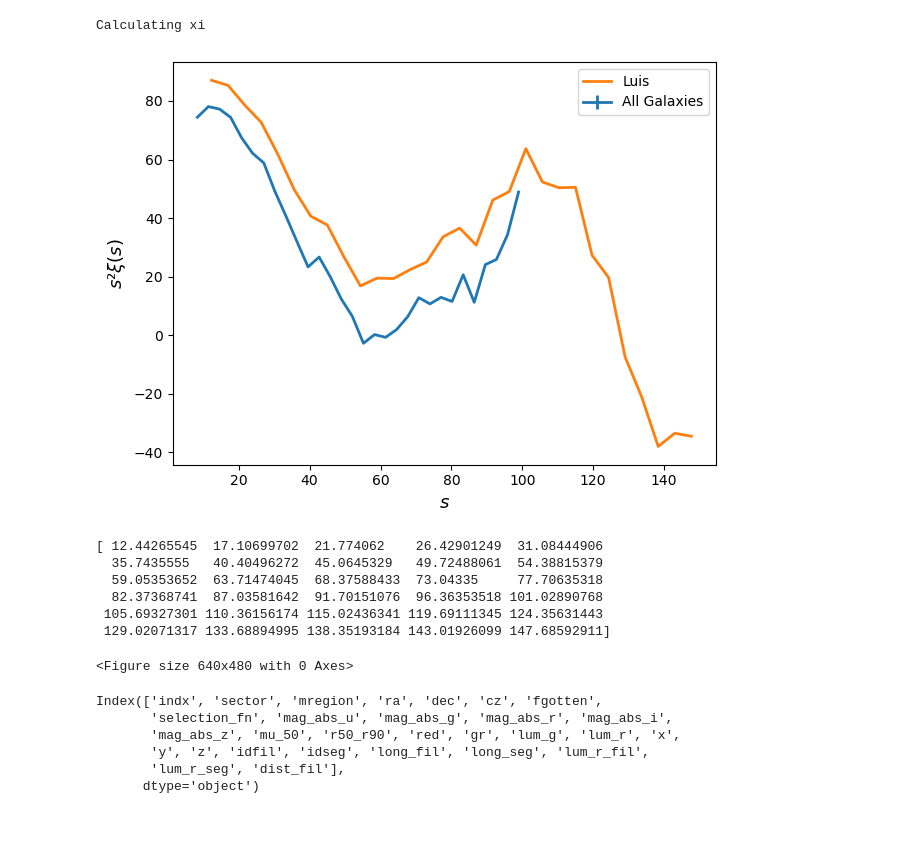
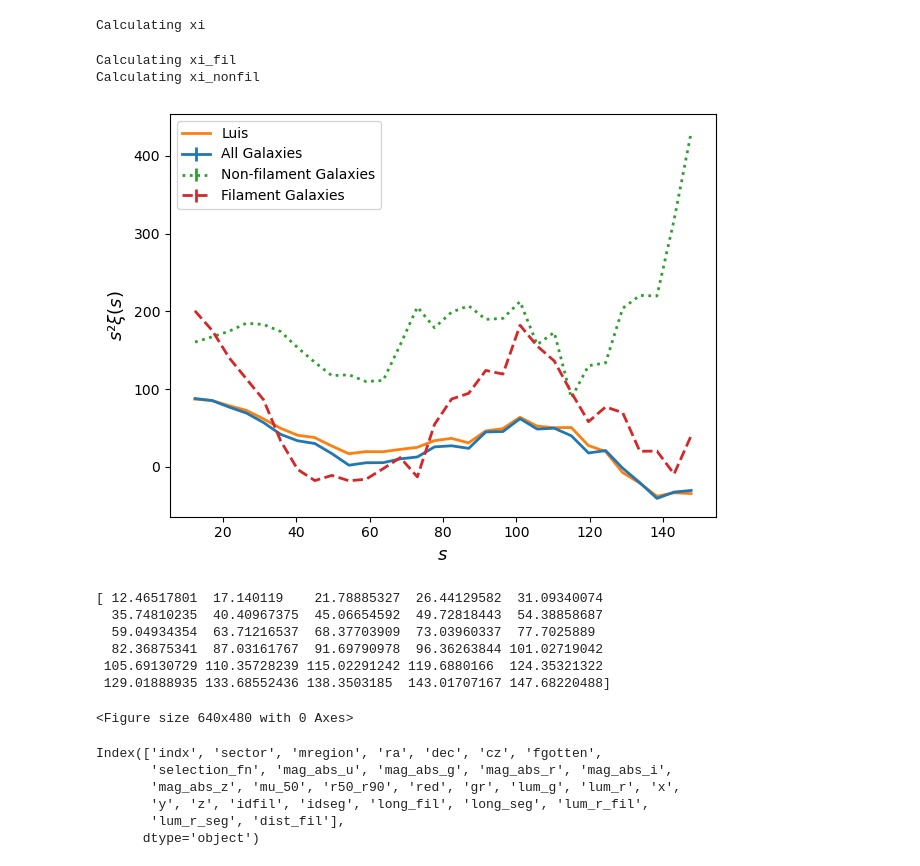
Before and after one commit to FedeDavilaKurban/filbao, a Jupyter notebook: main.ipynb, the cells around one changed output. Cells and saved outputs as stored; diff of their text form; code cells hidden in the pictures; blank space fills up the shorter version.

```diff
--- a/main.ipynb
+++ b/main.ipynb
@@ -25,10 +25,10 @@
 sample = 'nyu'
 h = 0.6774  # Hubble constant
 zmin, zmax = 0.07, 0.2  # Redshift range
-ran_method = 'piecewise' # Random redshift generation method ['random_choice', 'piecewise', 'poly']
+ran_method = 'random_choice' # Random redshift generation method ['random_choice', 'piecewise', 'poly']
 mag_max = -21.2  # Maximum magnitude
 gr_min = 0.8
-deg = 1
+deg = 4
 dist_min = 5.
 dist_max = 10.
 nside = 128  # Approx 55 arcmin resolution (adjust as needed)
@@ -59,7 +59,11 @@ def build_cdf_from_line(data, vmin, vmax, num_points=10000):
 
   # Ensure the PDF is positive and normalized
   pdf_vals = np.clip(pdf_vals, a_min=0, a_max=None)
-  pdf_vals /= np.trapz(pdf_vals, z_vals)  # Normalize the PDF
+  try:
+    pdf_vals /= np.trapz(pdf_vals, z_vals)  # Normalize the PDF
+  except DeprecationWarning:
+    pdf_vals /= np.trapezoid(pdf_vals, z_vals)  # Set PDF values to zero to handle the error
+
 
   # Build the CDF
   cdf_vals = np.cumsum(pdf_vals) * (z_vals[1] - z_vals[0])
@@ -258,8 +260,10 @@ plt.show()
 import matplotlib.pyplot as plt
 
 # Define filament and non-filament galaxies
-filgxs = cat_sdss_z_mag[cat_sdss_z_mag['dist_fil']<=dist_min]
-nonfilgxs = cat_sdss_z_mag[cat_sdss_z_mag['dist_fil']>dist_max]
+p25,p50,p75 = np.percentile(cat_sdss_z_mag['dist_fil'],[25,50,75])
+
+filgxs = cat_sdss_z_mag[cat_sdss_z_mag['dist_fil']<=p25]
+nonfilgxs = cat_sdss_z_mag[cat_sdss_z_mag['dist_fil']>p75]
 
 # Create randoms for each sample
 random_filgxs_red = generate_random_red(filgxs['red'].values, nrand, ran_method=ran_method, deg=deg)
@@ -451,47 +447,57 @@ print('Calculating xi_nonfil')
 # %% [output]
 Calculating xi
+# %%
+
+print('Calculating xi_fil')
+xi_fil, varxi_fil, s_fil = calculate_xi(filgxs, random_filgxs, config)
+
+print('Calculating xi_nonfil')
+xi_nonfil, varxi_nonfil, s_nonfil = calculate_xi(nonfilgxs, random_nonfilgxs, config)
+# %% [output]
+Calculating xi_fil
+Calculating xi_nonfil
 # %%
 import matplotlib.pyplot as plt
 fslabel = 13
 
 data_luis = pd.read_csv('../data/test.out')
 s1 = data_luis['s']
 xi1 = data_luis['xi']
 
 sig = np.sqrt(varxi)
-#sig_nonfil = np.sqrt(varxi_nonfil)
-#sig_fil = np.sqrt(varxi_fil)
+sig_nonfil = np.sqrt(varxi_nonfil)
+sig_fil = np.sqrt(varxi_fil)
 
 #s = dd.meanr
-plt.errorbar(s*.67, xi*(s*.67)**2, yerr=sig, color='C00', lw=2, label='All Galaxies')
+plt.errorbar(s, xi*s**2, yerr=sig, color='C00', lw=2, label='All Galaxies')
 plt.plot(s1, xi1*(s1)**2, color='C01', lw=2, label='Luis')
 
-#plt.errorbar(s_nonfil, xi_nonfil*s_nonfil**2, yerr=sig_nonfil, color='C02', lw=2, label='Non-filament Galaxies', ls=':')
-#plt.errorbar(s_fil, xi_fil*s_fil**2, yerr=sig_fil, color='C03', lw=2, label='Filament Galaxies', ls='--')
+plt.errorbar(s_nonfil, xi_nonfil*s_nonfil**2, yerr=sig_nonfil, color='C02', lw=2, label='Non-filament Galaxies', ls=':')
+plt.errorbar(s_fil, xi_fil*s_fil**2, yerr=sig_fil, color='C03', lw=2, label='Filament Galaxies', ls='--')
 
 plt.xlabel(r'$s$', fontsize = fslabel)
 plt.ylabel(r'$s²\xi(s)$', fontsize = fslabel)
 
 #plt.xlim(10, 130)
 
 plt.legend()
 
 plt.tight_layout()
 
 plt.show()
 
 print(s)
 
 plotname = f'../plots/xi_s_mag{mag_max}_z{zmin}-{zmax}_distfil{dist_min}-{dist_max}_color{gr_min}.png'
 plt.savefig(plotname)
 # %% [output]
-[figure, old version]
+[figure, new version]
-[ 12.44265545  17.10699702  21.774062    26.42901249  31.08444906
-  35.7435555   40.40496272  45.0645329   49.72488061  54.38815379
-  59.05353652  63.71474045  68.37588433  73.04335     77.70635318
-  82.37368741  87.03581642  91.70151076  96.36353518 101.02890768
- 105.69327301 110.36156174 115.02436341 119.69111345 124.35631443
- 129.02071317 133.68894995 138.35193184 143.01926099 147.68592911]
+[ 12.46517801  17.140119    21.78885327  26.44129582  31.09340074
+  35.74810235  40.40967375  45.06654592  49.72818443  54.38858687
+  59.04934354  63.71216537  68.37703909  73.03960337  77.7025889
+  82.36875341  87.03161767  91.69790978  96.36263844 101.02719042
+ 105.69130729 110.35728239 115.02291242 119.6880166  124.35321322
+ 129.01888935 133.68552436 138.3503185  143.01707167 147.68220488]
 <Figure size 640x480 with 0 Axes>
 # %%
 cat_sdss_z_mag.keys()
```
Also changed, not shown: parts of 5 cells of this notebook.
